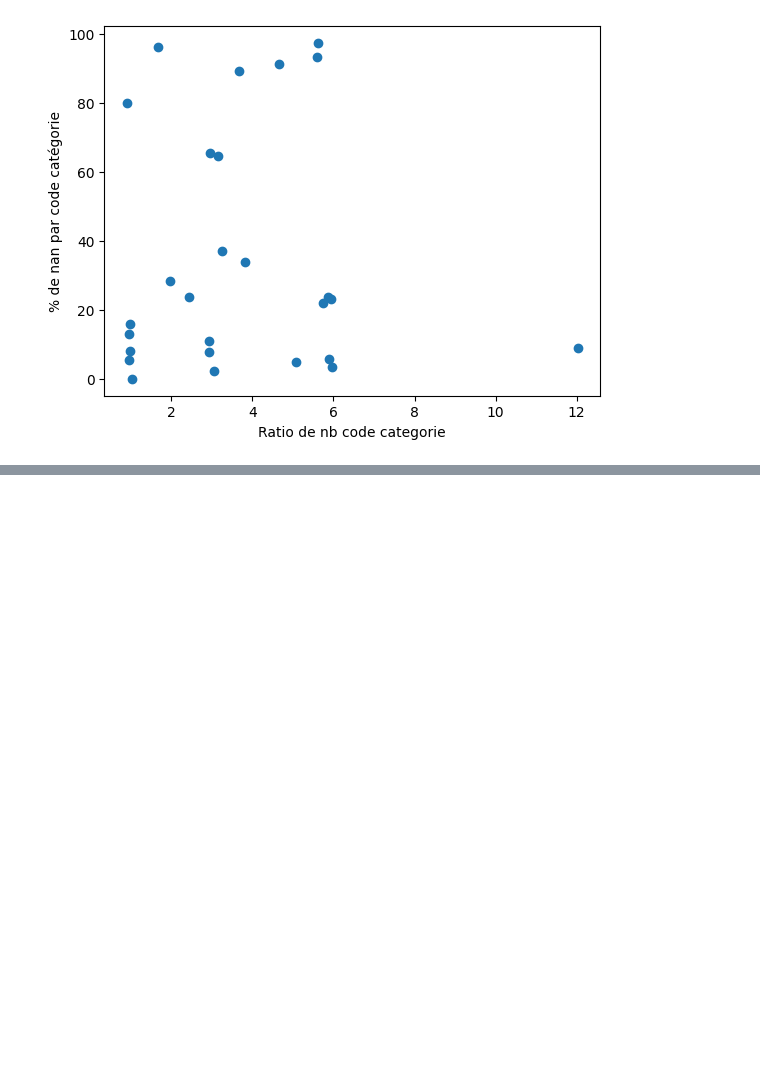
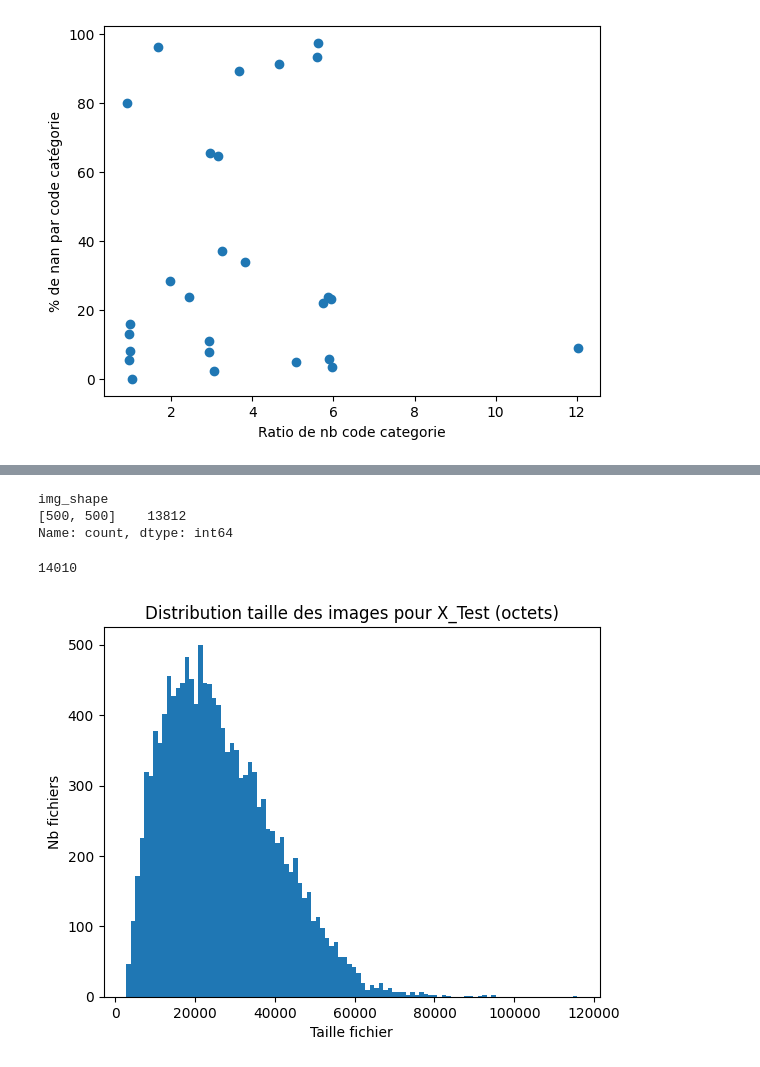
Before and after one commit to oisnard/ProjetFilRouge, a Jupyter notebook: Src/exploration.ipynb, the cells around one changed output, grey strips where cells are left out. Drawn from its saved outputs; the diff is of its cells as text; code cells hidden in the pictures; blank space fills up the shorter version.

```diff
--- a/Src/exploration.ipynb
+++ b/Src/exploration.ipynb
@@ -190,0 +285,6 @@ plt.show()
+# %%
+tmp_test = X_test
+tmp_test['img_shape'] = tmp_test.apply(lambda x: get_size_image(x['productid'], x['imageid'], 'test'), axis=1)
+#tmp['img_shape'] = get_size_image(tmp['productid'], tmp['imageid'], 'train')
+display(tmp_test.head())
+tmp_test.to_csv('../Data/X_test_img_shape.csv')
@@ -190,0 +298,38 @@ plt.show()
+# %%
+tmp_test['img_shape'].isna().sum()
+tmp_test['img_shape'].value_counts()
+#Toutes les images associée à X_train sont de taille (500, 500)
+# %% [output]
+img_shape
+[500, 500]    13812
+Name: count, dtype: int64
+# %%
+import os
+
+def get_size_image(product_id, image_id, type):
+    """
+    Function to get size of image associated to product_id & image_id
+    input type must be 'train' or 'test'. Else value 0 is returned
+    """
+    filename = 'image' + '_' + str(image_id) + '_' + 'product' + '_' + str(product_id)+'.jpg'
+    ### pathname dépend de l'arborescence locale où sont stockées les images (hors repo Github)
+    if (type!='train') and (type!='test'):
+        return 0
+    pathname = "../../Images/image_" + type + "/"
+    size = os.stat(pathname+filename).st_size
+    return size
+
+def test1_get_size_image():
+    product_id = X_train.iloc[0,:]['productid']
+    image_id = X_train.iloc[0, :]['imageid']
+    size = get_size_image(product_id, image_id, 'train')
+    print(size)
+
+test1_get_size_image()
+# %% [output]
+14010
+# %%
+
+tmp_test['img_size'] = tmp_test.apply(lambda x: get_size_image(x['productid'], x['imageid'], 'test'), axis=1)
+tmp_test.head()
+tmp_test.to_csv('../Data/X_test_img_inf.csv')
@@ -190,0 +341,8 @@ plt.show()
+# %%
+plt.hist(tmp_test['img_size'], bins=100)
+plt.xlabel('Taille fichier')
+plt.ylabel('Nb fichiers')
+plt.title("Distribution taille des images pour X_Test (octets)")
+plt.show()
+# %% [output]
+[figure, added]
```
Also changed, not shown: parts of 13 cells of this notebook, 2 other files.
